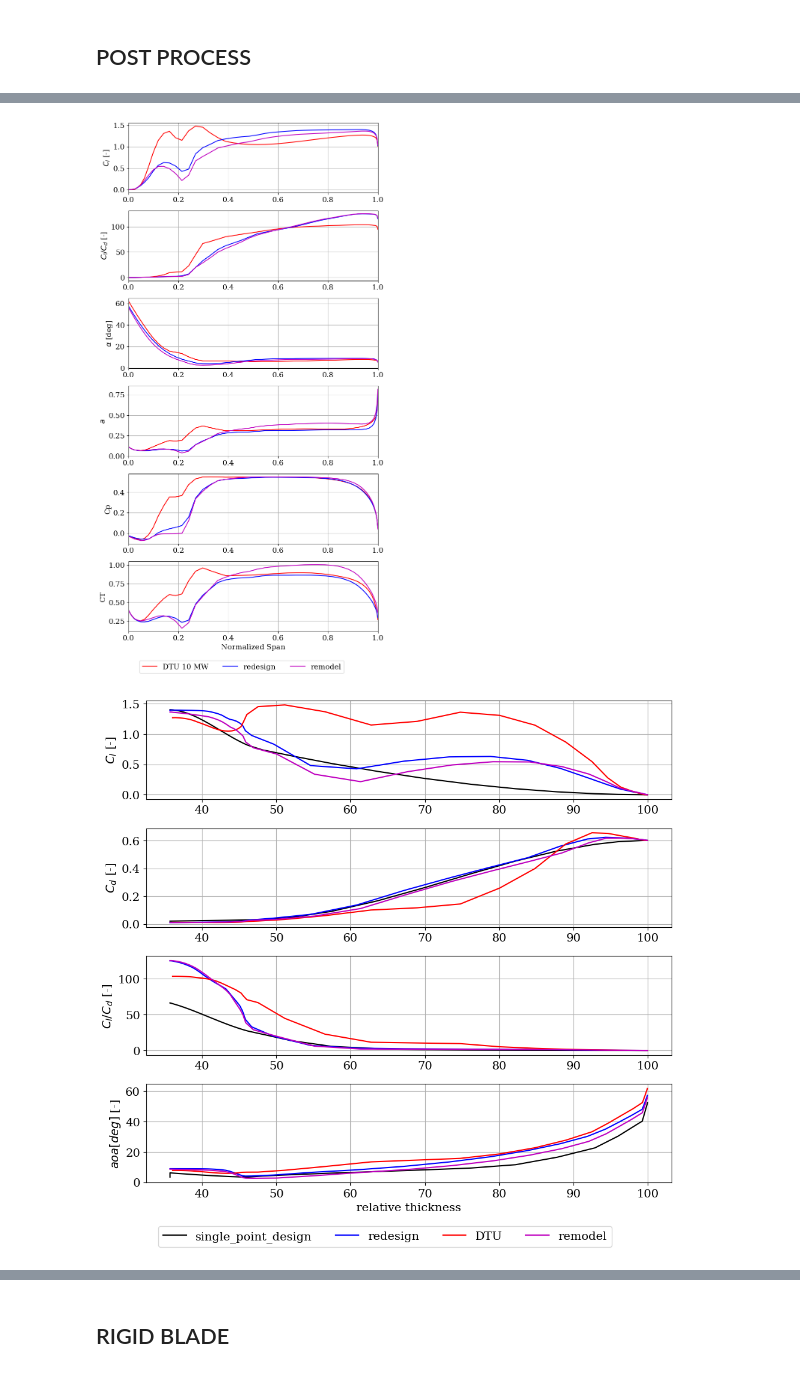
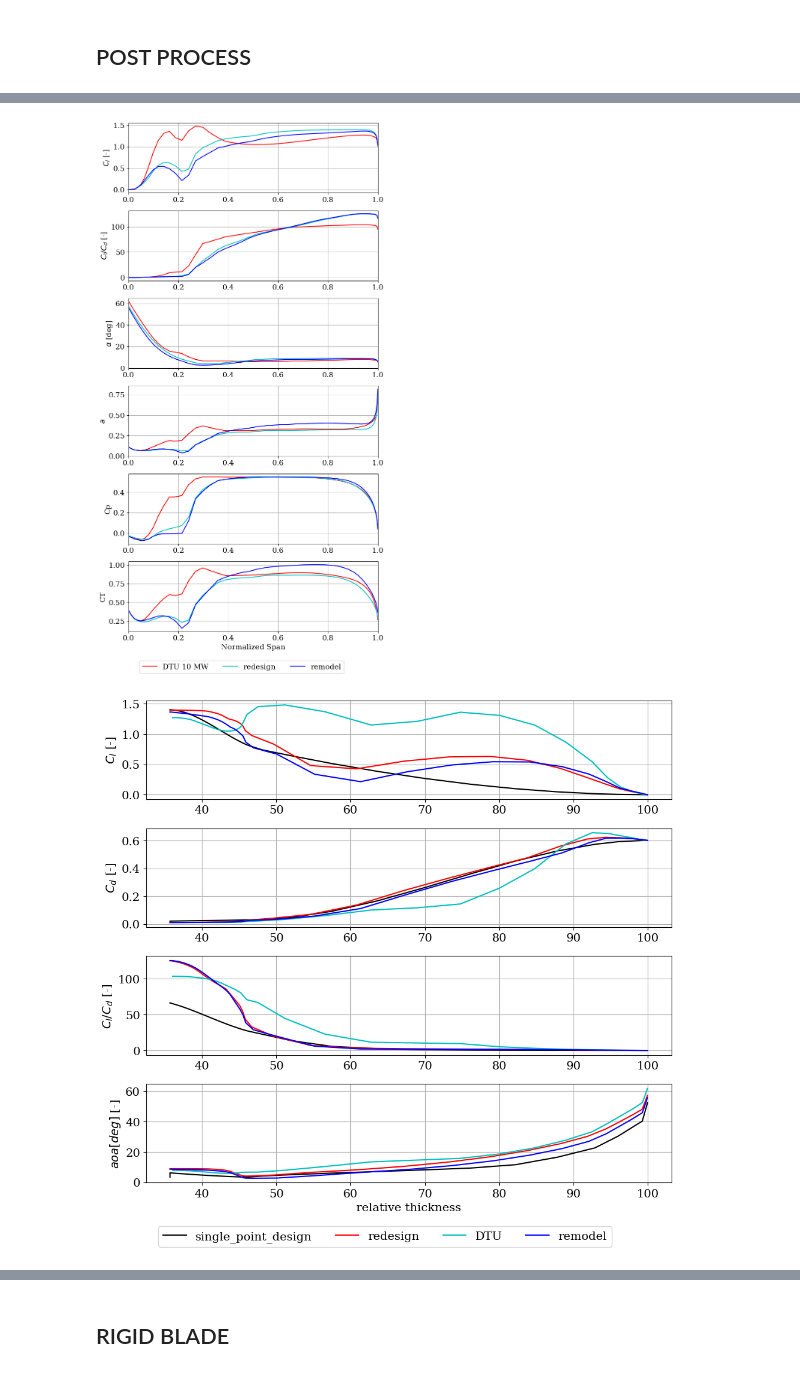
Before and after one commit to nicolaquaia/LAC_final, a Jupyter notebook: assignment_05/01_blade_design.ipynb, the cells around one changed output, grey strips where cells are left out. Saved outputs shown, nothing was run; the diff lists cells and outputs as text; code cells hidden in the pictures.

```diff
--- a/assignment_05/01_blade_design.ipynb
+++ b/assignment_05/01_blade_design.ipynb
@@ -587,46 +620,46 @@ fig1.subplots_adjust(hspace=0.4)  # Increase the space between the plots
 
 # Plot Cl
 axs1[0].plot(ind_DTU["s_m"]/(R_X-r_hub),     ind_DTU["Cl"], color='r', label='DTU 10 MW')
-axs1[0].plot(ind_our["s_m"]/(R_Y_old-r_hub), ind_our["Cl"], color='b', label='redesign')
-axs1[0].plot(ind_rem["s_m"]/(R_Y-r_hub),     ind_rem["Cl"], color='m', label='remodel')
+axs1[0].plot(ind_our["s_m"]/(R_Y_old-r_hub), ind_our["Cl"], color='c', label='redesign')
+axs1[0].plot(ind_rem["s_m"]/(R_Y-r_hub),     ind_rem["Cl"], color='b', label='remodel')
 axs1[0].set_ylabel("$C_l$ [-]")
 axs1[0].set_xlim(0, 1)
 axs1[0].grid(True)  # Add grid
 
 # Plot Cl / Cd
 axs1[1].plot(ind_DTU["s_m"]/(R_X-r_hub),     ind_DTU["Cl"]/ind_DTU["Cd"], color='r')
-axs1[1].plot(ind_our["s_m"]/(R_Y_old-r_hub), ind_our["Cl"]/ind_our["Cd"], color='b')
-axs1[1].plot(ind_rem["s_m"]/(R_Y-r_hub),     ind_rem["Cl"]/ind_rem["Cd"], color='m')
+axs1[1].plot(ind_our["s_m"]/(R_Y_old-r_hub), ind_our["Cl"]/ind_our["Cd"], color='c')
+axs1[1].plot(ind_rem["s_m"]/(R_Y-r_hub),     ind_rem["Cl"]/ind_rem["Cd"], color='b')
 axs1[1].set_ylabel("$C_l / C_d$ [-]")
 axs1[1].set_xlim(0, 1)
 axs1[1].grid(True)  # Add grid
 
 # Plot AoA with label
 axs1[2].plot(ind_DTU["s_m"]/(R_X-r_hub),     np.rad2deg(ind_DTU["aoa_rad"]), color='r')
-axs1[2].plot(ind_our["s_m"]/(R_Y_old-r_hub), np.rad2deg(ind_our["aoa_rad"]), color='b')
-axs1[2].plot(ind_rem["s_m"]/(R_Y-r_hub),     np.rad2deg(ind_rem["aoa_rad"]), color='m')
+axs1[2].plot(ind_our["s_m"]/(R_Y_old-r_hub), np.rad2deg(ind_our["aoa_rad"]), color='c')
+axs1[2].plot(ind_rem["s_m"]/(R_Y-r_hub),     np.rad2deg(ind_rem["aoa_rad"]), color='b')
 axs1[2].set_ylabel(r"$\alpha$ [deg]")
 axs1[2].set_xlim(0, 1)
 axs1[2].grid(True)  # Add grid
 
 
 axs1[3].plot(ind_DTU["s_m"]/(R_X-r_hub),     ind_DTU["a"], color='r')
-axs1[3].plot(ind_our["s_m"]/(R_Y_old-r_hub), ind_our["a"], color='b')
-axs1[3].plot(ind_rem["s_m"]/(R_Y-r_hub),     ind_rem["a"], color='m')
+axs1[3].plot(ind_our["s_m"]/(R_Y_old-r_hub), ind_our["a"], color='c')
+axs1[3].plot(ind_rem["s_m"]/(R_Y-r_hub),     ind_rem["a"], color='b')
 axs1[3].set_ylabel(r"$a$")
 axs1[3].set_xlim(0, 1)
 axs1[3].grid(True)  # Add grid
 
 axs1[4].plot(ind_DTU["s_m"]/(R_X-r_hub),     ind_DTU["CP"], color='r')
-axs1[4].plot(ind_our["s_m"]/(R_Y_old-r_hub), ind_our["CP"], color='b')
-axs1[4].plot(ind_rem["s_m"]/(R_Y-r_hub),     ind_rem["CP"], color='m')
+axs1[4].plot(ind_our["s_m"]/(R_Y_old-r_hub), ind_our["CP"], color='c')
+axs1[4].plot(ind_rem["s_m"]/(R_Y-r_hub),     ind_rem["CP"], color='b')
 axs1[4].set_ylabel('Cp')
 axs1[4].set_xlim(0, 1)
 axs1[4].grid(True)  # Add grid
 
 axs1[5].plot(ind_DTU["s_m"]/(R_X-r_hub),     ind_DTU["CT"], color='r')
-axs1[5].plot(ind_our["s_m"]/(R_Y_old-r_hub), ind_our["CT"], color='b')
-axs1[5].plot(ind_rem["s_m"]/(R_Y-r_hub),     ind_rem["CT"], color='m')
+axs1[5].plot(ind_our["s_m"]/(R_Y_old-r_hub), ind_our["CT"], color='c')
+axs1[5].plot(ind_rem["s_m"]/(R_Y-r_hub),     ind_rem["CT"], color='b')
 axs1[5].set_ylabel('CT')
 axs1[5].set_xlabel("Normalized Span")  # Add label for the last plot
 axs1[5].set_xlim(0, 1)
@@ -637,9 +670,6 @@ fig1.legend(loc='lower center', ncol=3, bbox_to_anchor=(0.5, -0.001))
 fig1.subplots_adjust(bottom=0.08)  # Add more space at the bottom if needed
 #plt.savefig('03_part2_quantities_vs_radius.pdf', format='pdf')
 plt.show()
-
-
-
 
 
 # parameters over tc and over span
@@ -661,31 +691,31 @@ tc_interp_our = np.interp(ind_our['s_m'], r_analytical, tc)
 
 fig2, axs2 = plt.subplots(4, 1, num=1, figsize=(10,9), clear=True)
 axs2[0].plot(tc, cl, color='k', label='single_point_design')
-axs2[0].plot(tc_interp_our[:-6], ind_our['Cl'][:-6], color='b', label='redesign')
-axs2[0].plot(tc_interp_DTU[:-6], ind_DTU['Cl'][:-6], color='r', label='DTU')
-axs2[0].plot(tc_interp_rem[:-6], ind_rem['Cl'][:-6], color='m', label='remodel')
+axs2[0].plot(tc_interp_our[:-6], ind_our['Cl'][:-6], color='r', label='redesign')
+axs2[0].plot(tc_interp_DTU[:-6], ind_DTU['Cl'][:-6], color='c', label='DTU')
+axs2[0].plot(tc_interp_rem[:-6], ind_rem['Cl'][:-6], color='b', label='remodel')
 axs2[0].set_ylabel("$C_l$ [-]")
 axs2[0].grid(True)
 
 axs2[1].plot(tc, cd, color='k')
-axs2[1].plot(tc_interp_our[:-6], ind_our['Cd'][:-6], color='b')
-axs2[1].plot(tc_interp_DTU[:-6], ind_DTU['Cd'][:-6], color='r')
-axs2[1].plot(tc_interp_rem[:-6], ind_rem['Cd'][:-6], color='m')
+axs2[1].plot(tc_interp_our[:-6], ind_our['Cd'][:-6], color='r')
+axs2[1].plot(tc_interp_DTU[:-6], ind_DTU['Cd'][:-6], color='c')
+axs2[1].plot(tc_interp_rem[:-6], ind_rem['Cd'][:-6], color='b')
 axs2[1].set_ylabel("$C_d$ [-]")
 axs2[1].grid(True)
 
 axs2[2].plot(tc, cl/cd, color='k')
-axs2[2].plot(tc_interp_our[:-6], ind_our['Cl'][:-6]/ind_our['Cd'][:-6], color='b')
-axs2[2].plot(tc_interp_DTU[:-6], ind_DTU['Cl'][:-6]/ind_DTU['Cd'][:-6], color='r')
-axs2[2].plot(tc_interp_rem[:-6], ind_rem['Cl'][:-6]/ind_rem['Cd'][:-6], color='m')
+axs2[2].plot(tc_interp_our[:-6], ind_our['Cl'][:-6]/ind_our['Cd'][:-6], color='r')
+axs2[2].plot(tc_interp_DTU[:-6], ind_DTU['Cl'][:-6]/ind_DTU['Cd'][:-6], color='c')
+axs2[2].plot(tc_interp_rem[:-6], ind_rem['Cl'][:-6]/ind_rem['Cd'][:-6], color='b')
 axs2[2].set_ylabel("$C_l/C_d$ [-]")
 axs2[2].grid(True)
 
 
 axs2[3].plot(tc, aoa, color='k')
-axs2[3].plot(tc_interp_our[:-6], np.rad2deg(ind_our['aoa_rad'][:-6]), color='b')
-axs2[3].plot(tc_interp_DTU[:-6], np.rad2deg(ind_DTU['aoa_rad'][:-6]), color='r')
-axs2[3].plot(tc_interp_rem[:-6], np.rad2deg(ind_rem['aoa_rad'][:-6]), color='m')
+axs2[3].plot(tc_interp_our[:-6], np.rad2deg(ind_our['aoa_rad'][:-6]), color='r')
+axs2[3].plot(tc_interp_DTU[:-6], np.rad2deg(ind_DTU['aoa_rad'][:-6]), color='c')
+axs2[3].plot(tc_interp_rem[:-6], np.rad2deg(ind_rem['aoa_rad'][:-6]), color='b')
 axs2[3].set_ylabel("$aoa [deg]$ [-]")
 axs2[3].grid(True)
 axs2[3].set_xlabel("relative thickness")
@@ -710,57 +740,57 @@ fig3.subplots_adjust(hspace=0.4)  # Increase the space between the plots
 
 # Plot Cl
 axs3[0].plot(ind_DTU["s_m"]/(R_X-r_hub),     ind_DTU["Cl"], color='r', label='DTU 10 MW')
-axs3[0].plot(ind_our["s_m"]/(R_Y_old-r_hub), ind_our["Cl"], color='b', label='redesign')
-axs3[0].plot(ind_rem["s_m"]/(R_Y-r_hub),     ind_rem["Cl"], color='m', label='remodel')
+axs3[0].plot(ind_our["s_m"]/(R_Y_old-r_hub), ind_our["Cl"], color='c', label='redesign')
+axs3[0].plot(ind_rem["s_m"]/(R_Y-r_hub),     ind_rem["Cl"], color='b', label='remodel')
 axs3[0].set_ylabel("$C_l$ [-]")
 axs3[0].set_xlim(0, 1)
 axs3[0].grid(True)  # Add grid
 
 # Plot Cl / Cd
 axs3[1].plot(ind_DTU["s_m"]/(R_X-r_hub),     ind_DTU["Cl"]/ind_DTU["Cd"], color='r')
-axs3[1].plot(ind_our["s_m"]/(R_Y_old-r_hub), ind_our["Cl"]/ind_our["Cd"], color='b')
-axs3[1].plot(ind_rem["s_m"]/(R_Y-r_hub),     ind_rem["Cl"]/ind_rem["Cd"], color='m')
+axs3[1].plot(ind_our["s_m"]/(R_Y_old-r_hub), ind_our["Cl"]/ind_our["Cd"], color='c')
+axs3[1].plot(ind_rem["s_m"]/(R_Y-r_hub),     ind_rem["Cl"]/ind_rem["Cd"], color='b')
 axs3[1].set_ylabel("$C_l / C_d$ [-]")
 axs3[1].set_xlim(0, 1)
 axs3[1].grid(True)  # Add grid
 
 # Plot AoA with label
 axs3[2].plot(ind_DTU["s_m"]/(R_X-r_hub),     np.rad2deg(ind_DTU["aoa_rad"]), color='r')
-axs3[2].plot(ind_our["s_m"]/(R_Y_old-r_hub), np.rad2deg(ind_our["aoa_rad"]), color='b')
-axs3[2].plot(ind_rem["s_m"]/(R_Y-r_hub),     np.rad2deg(ind_rem["aoa_rad"]), color='m')
+axs3[2].plot(ind_our["s_m"]/(R_Y_old-r_hub), np.rad2deg(ind_our["aoa_rad"]), color='c')
+axs3[2].plot(ind_rem["s_m"]/(R_Y-r_hub),     np.rad2deg(ind_rem["aoa_rad"]), color='b')
 axs3[2].set_ylabel(r"$\alpha$ [deg]")
 axs3[2].set_xlim(0, 1)
 axs3[2].grid(True)  # Add grid
 
 
 axs3[3].plot(ind_DTU["s_m"]/(R_X-r_hub),     ind_DTU["a"], color='r')
-axs3[3].plot(ind_our["s_m"]/(R_Y_old-r_hub), ind_our["a"], color='b')
-axs3[3].plot(ind_rem["s_m"]/(R_Y-r_hub),     ind_rem["a"], color='m')
+axs3[3].plot(ind_our["s_m"]/(R_Y_old-r_hub), ind_our["a"], color='c')
+axs3[3].plot(ind_rem["s_m"]/(R_Y-r_hub),     ind_rem["a"], color='b')
 axs3[3].set_ylabel(r"$a$")
 axs3[3].set_xlim(0, 1)
 axs3[3].grid(True)  # Add grid
 
 axs3[4].plot(ind_DTU["s_m"]/(R_X-r_hub),     ind_DTU["CP"], color='r')
-axs3[4].plot(ind_our["s_m"]/(R_Y_old-r_hub), ind_our["CP"], color='b')
-axs3[4].plot(ind_rem["s_m"]/(R_Y-r_hub),     ind_rem["CP"], color='m')
+axs3[4].plot(ind_our["s_m"]/(R_Y_old-r_hub), ind_our["CP"], color='c')
+axs3[4].plot(ind_rem["s_m"]/(R_Y-r_hub),     ind_rem["CP"], color='b')
 axs3[4].set_ylabel('Cp')
 axs3[4].set_xlim(0, 1)
 axs3[4].grid(True)  # Add grid
 
 axs3[5].plot(ind_DTU["s_m"]/(R_X-r_hub),     ind_DTU["CT"], color='r')
-axs3[5].plot(ind_our["s_m"]/(R_Y_old-r_hub), ind_our["CT"], color='b')
-axs3[5].plot(ind_rem["s_m"]/(R_Y-r_hub),     ind_rem["CT"], color='m')
+axs3[5].plot(ind_our["s_m"]/(R_Y_old-r_hub), ind_our["CT"], color='c')
+axs3[5].plot(ind_rem["s_m"]/(R_Y-r_hub),     ind_rem["CT"], color='b')
 axs3[5].set_ylabel('CT')
 axs3[5].set_xlabel("Normalized Span")  # Add label for the last plot
 axs3[5].set_xlim(0, 1)
 axs3[5].grid(True)  # Add grid
 
 fig3.tight_layout()
 fig3.legend(loc='lower center', ncol=3, bbox_to_anchor=(0.5, -0.001))
 fig3.subplots_adjust(bottom=0.08)  # Add more space at the bottom if needed
 #fig3.savefig('03_part2_quantities_vs_radius.pdf', format='pdf')
 
 plt.show()
 # %% [output]
-[figure, old version]
+[figure, new version]
-[figure, old version]
+[figure, new version]
```
Also changed, not shown: parts of 11 cells of this notebook, 32 other files.
